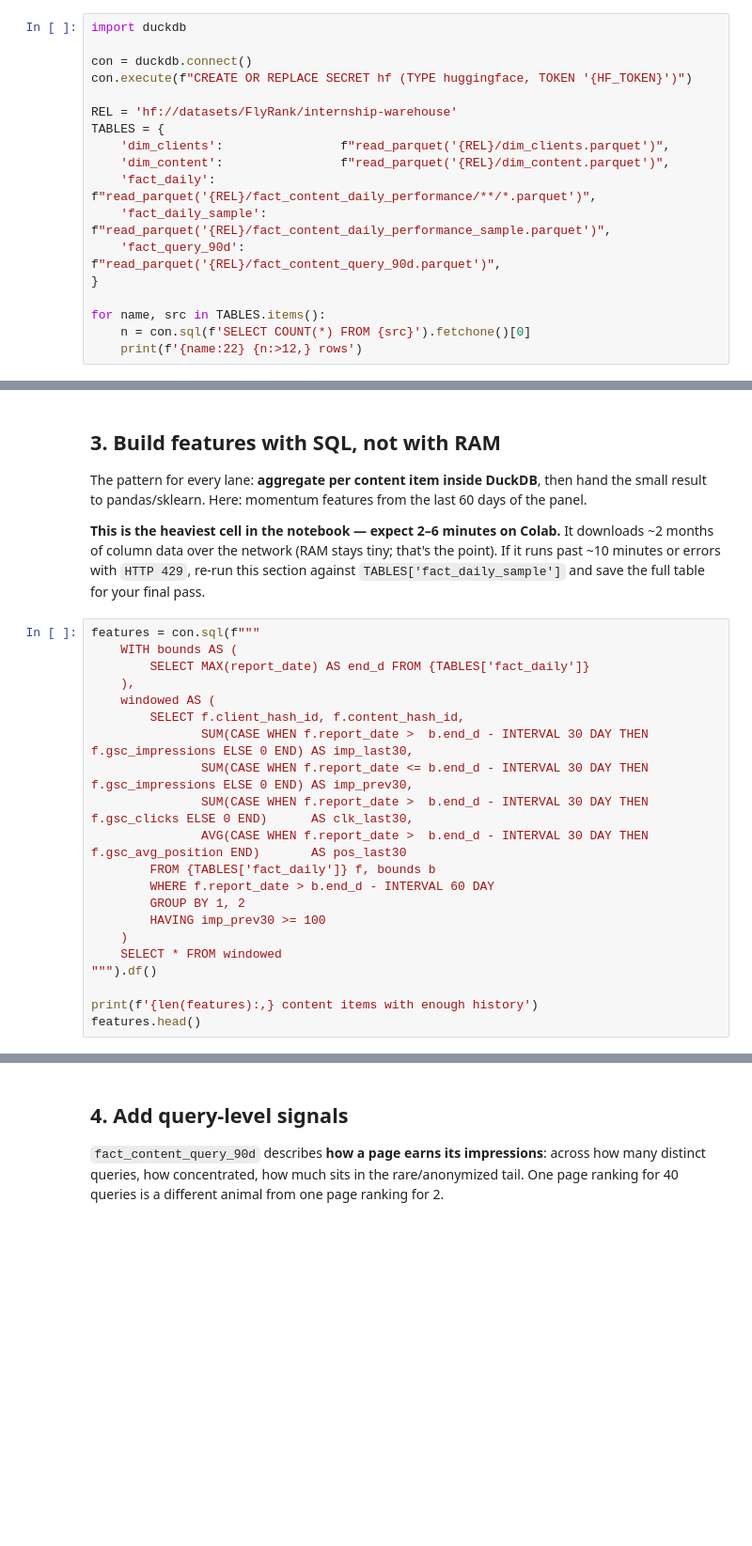
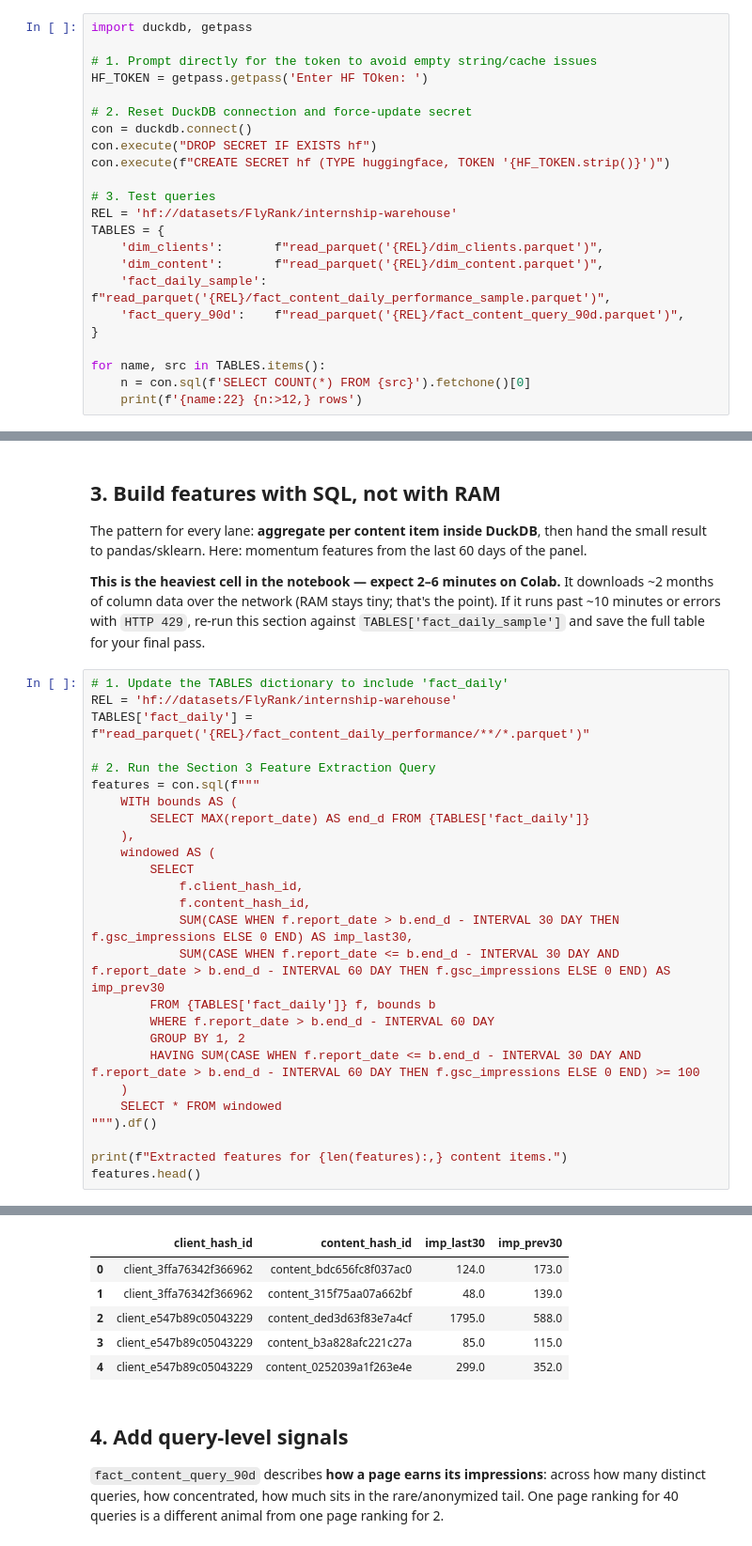
Before and after one commit to madihakomal75/flyrank-ml-internship, a Jupyter notebook: notebooks/03_working_with_the_full_release.ipynb, the cells around one changed output, grey strips where cells are left out. Shown at 94% size. Saved outputs shown, nothing was run; the diff lists cells and outputs as text; blank space fills up the shorter version.

```diff
--- a/notebooks/03_working_with_the_full_release.ipynb
+++ b/notebooks/03_working_with_the_full_release.ipynb
@@ -41,18 +41,23 @@ HF_TOKEN = HF_TOKEN or getpass.getpass('Paste your Hugging Face READ token (hf_.
 DuckDB speaks `hf://` natively. The secret below authenticates every query; after that the
 release behaves like a set of local tables.
 # %%
-import duckdb
+import duckdb, getpass
 
+# 1. Prompt directly for the token to avoid empty string/cache issues
+HF_TOKEN = getpass.getpass('Enter HF TOken: ')
+
+# 2. Reset DuckDB connection and force-update secret
 con = duckdb.connect()
-con.execute(f"CREATE OR REPLACE SECRET hf (TYPE huggingface, TOKEN '{HF_TOKEN}')")
+con.execute("DROP SECRET IF EXISTS hf")
+con.execute(f"CREATE SECRET hf (TYPE huggingface, TOKEN '{HF_TOKEN.strip()}')")
 
+# 3. Test queries
 REL = 'hf://datasets/FlyRank/internship-warehouse'
 TABLES = {
-    'dim_clients':                f"read_parquet('{REL}/dim_clients.parquet')",
-    'dim_content':                f"read_parquet('{REL}/dim_content.parquet')",
-    'fact_daily':                 f"read_parquet('{REL}/fact_content_daily_performance/**/*.parquet')",
-    'fact_daily_sample':          f"read_parquet('{REL}/fact_content_daily_performance_sample.parquet')",
-    'fact_query_90d':             f"read_parquet('{REL}/fact_content_query_90d.parquet')",
+    'dim_clients':       f"read_parquet('{REL}/dim_clients.parquet')",
+    'dim_content':       f"read_parquet('{REL}/dim_content.parquet')",
+    'fact_daily_sample': f"read_parquet('{REL}/fact_content_daily_performance_sample.parquet')",
+    'fact_query_90d':    f"read_parquet('{REL}/fact_content_query_90d.parquet')",
 }
 
 for name, src in TABLES.items():
@@ -85,23 +109,29 @@ result to pandas/sklearn. Here: momentum features from the last 60 days of the p
 
 **This is the heaviest cell in the notebook — expect 2–6 minutes on Colab.** It downloads ~2 months of column data over the network (RAM stays tiny; that's the point). If it runs past ~10 minutes or errors with `HTTP 429`, re-run this section against `TABLES['fact_daily_sample']` and save the full table for your final pass.
 # %%
+# 1. Update the TABLES dictionary to include 'fact_daily'
+REL = 'hf://datasets/FlyRank/internship-warehouse'
+TABLES['fact_daily'] = f"read_parquet('{REL}/fact_content_daily_performance/**/*.parquet')"
+
+# 2. Run the Section 3 Feature Extraction Query
 features = con.sql(f"""
     WITH bounds AS (
         SELECT MAX(report_date) AS end_d FROM {TABLES['fact_daily']}
     ),
     windowed AS (
-        SELECT f.client_hash_id, f.content_hash_id,
-               SUM(CASE WHEN f.report_date >  b.end_d - INTERVAL 30 DAY THEN f.gsc_impressions ELSE 0 END) AS imp_last30,
-               SUM(CASE WHEN f.report_date <= b.end_d - INTERVAL 30 DAY THEN f.gsc_impressions ELSE 0 END) AS imp_prev30,
-               SUM(CASE WHEN f.report_date >  b.end_d - INTERVAL 30 DAY THEN f.gsc_clicks ELSE 0 END)      AS clk_last30,
-               AVG(CASE WHEN f.report_date >  b.end_d - INTERVAL 30 DAY THEN f.gsc_avg_position END)       AS pos_last30
+        SELECT
+            f.client_hash_id,
+            f.content_hash_id,
+            SUM(CASE WHEN f.report_date > b.end_d - INTERVAL 30 DAY THEN f.gsc_impressions ELSE 0 END) AS imp_last30,
+            SUM(CASE WHEN f.report_date <= b.end_d - INTERVAL 30 DAY AND f.report_date > b.end_d - INTERVAL 60 DAY THEN f.gsc_impressions ELSE 0 END) AS imp_prev30
         FROM {TABLES['fact_daily']} f, bounds b
         WHERE f.report_date > b.end_d - INTERVAL 60 DAY
         GROUP BY 1, 2
-        HAVING imp_prev30 >= 100
+        HAVING SUM(CASE WHEN f.report_date <= b.end_d - INTERVAL 30 DAY AND f.report_date > b.end_d - INTERVAL 60 DAY THEN f.gsc_impressions ELSE 0 END) >= 100
     )
     SELECT * FROM windowed
 """).df()
 
-print(f'{len(features):,} content items with enough history')
+print(f"Extracted features for {len(features):,} content items.")
 features.head()
+# %% [output]
@@ -108,3 +139,9 @@ features.head()
+|  | client_hash_id | content_hash_id | imp_last30 | imp_prev30 |
+| 0 | client_3ffa76342f366962 | content_bdc656fc8f037ac0 | 124.0 | 173.0 |
+| 1 | client_3ffa76342f366962 | content_315f75aa07a662bf | 48.0 | 139.0 |
+| 2 | client_e547b89c05043229 | content_ded3d63f83e7a4cf | 1795.0 | 588.0 |
+| 3 | client_e547b89c05043229 | content_b3a828afc221c27a | 85.0 | 115.0 |
+| 4 | client_e547b89c05043229 | content_0252039a1f263e4e | 299.0 | 352.0 |
 # %% [markdown]
 ## 4. Add query-level signals
 
```
Also changed, not shown: parts of 7 cells of this notebook.
